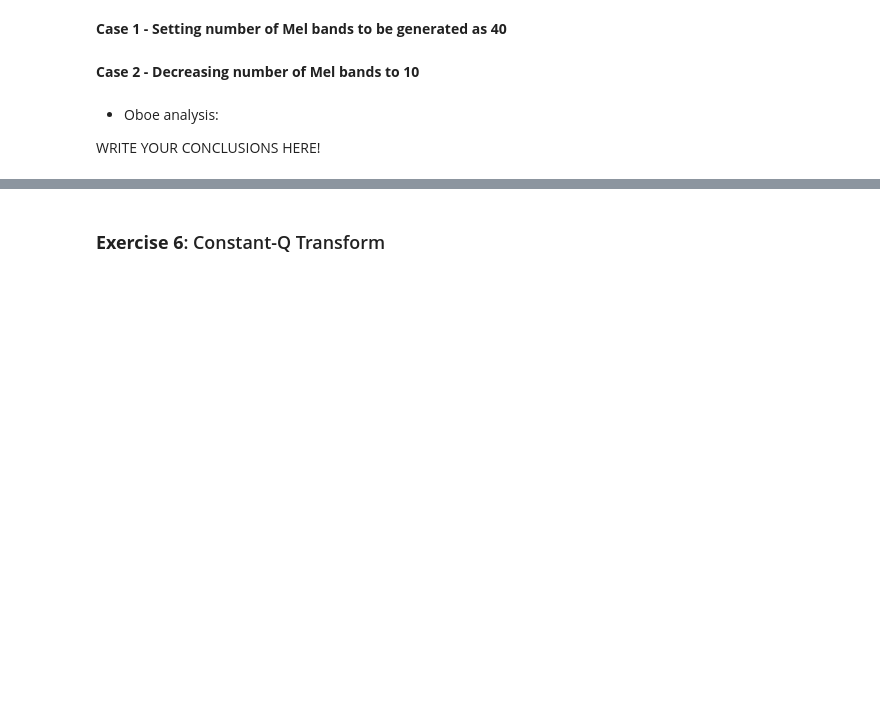
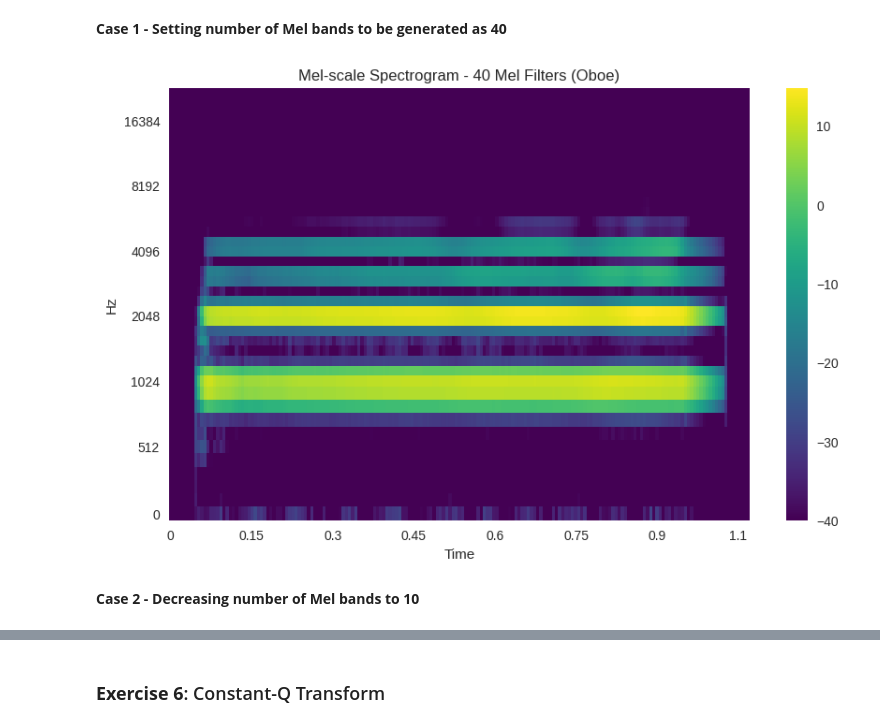
Before and after one commit to AleCupSound/SelectedTopicsInMusicAndAcousticsEngineering, a Jupyter notebook: Lab_1_students.ipynb, the cells around one changed output, grey strips where cells are left out. Drawn from its saved outputs; the diff is of its cells as text; code cells hidden in the pictures; blank space fills up the shorter version.

```diff
--- a/Lab_1_students.ipynb
+++ b/Lab_1_students.ipynb
@@ -730,8 +721,8 @@ Conclusions: 40 Mel bands offer a much finer frequency resolution, in fact the
 # %% [markdown]
 ### Now let's perform a similar analysis with a music signal ("oboe_c6.wav").
 # %%
-# !wget -P sample_data/ https://ccrma.stanford.edu/workshops/dsp2008/sound-library/oboe/Oboe1/Oboe-C6.wav
+!wget -O sample_data/Oboe-C6.wav https://ccrma.stanford.edu/workshops/dsp2008/sound-library/oboe/Oboe1/Oboe-C6.wav
 
-oboeC6 , sr = librosa.load('./content/sample_data/Oboe-C6.wav', sr=None)
+oboeC6 , sr = librosa.load('/content/sample_data/Oboe-C6.wav', sr=None)
 IPython.display.display(IPython.display.Audio(oboeC6, rate=sr))
 # %% [output]
@@ -751,2 +743,13 @@ FileNotFoundError: [Errno 2] No such file or directory: './content/sample_data/O
+# %%
+X_ob_mel = librosa.feature.melspectrogram(y=oboeC6, sr=sr, n_mels=n_mels,
+                                       n_fft=n_fft_mel, hop_length=hop_size, win_length=frame_length)
+
+plt.figure(figsize=(10,6));
+librosa.display.specshow(librosa.power_to_db(X_ob_mel), sr=sr, hop_length=hop_size, x_axis='time', y_axis='mel', fmax=sr/2, cmap='viridis');
+plt.clim(-40,None);
+plt.colorbar();
+plt.title('Mel-scale Spectrogram - 40 Mel Filters (Oboe)');
+# %% [output]
+[figure, added]
 # %% [markdown]
 **Case 2 - Decreasing number of Mel bands to 10**
@@ -755,4 +755,0 @@ FileNotFoundError: [Errno 2] No such file or directory: './content/sample_data/O
-# %% [markdown]
-* Oboe analysis:
-
-WRITE YOUR CONCLUSIONS HERE!
```
Also changed, not shown: parts of 9 cells of this notebook.
